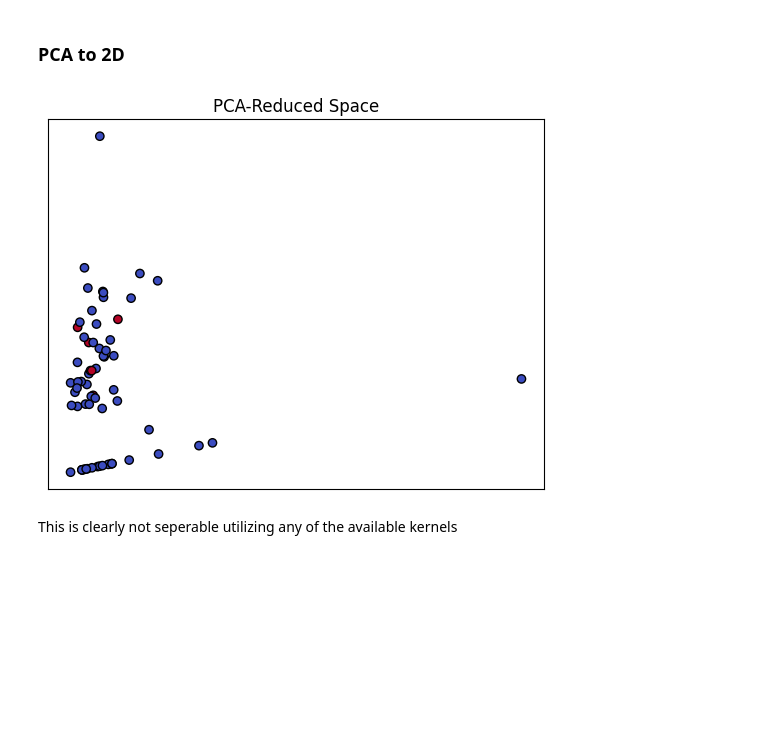
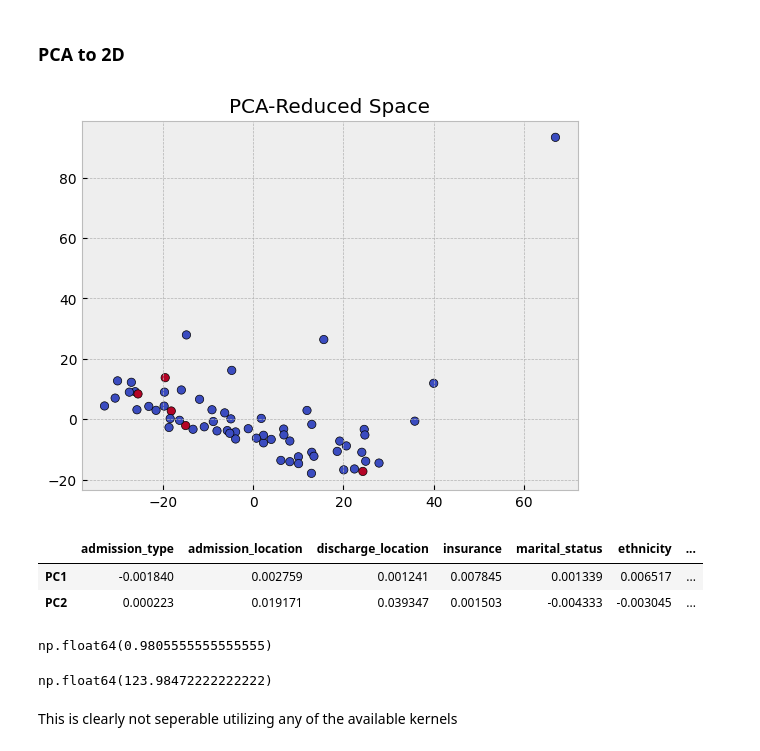
Before and after one commit to BoutM/30d_read.project, a Jupyter notebook: SVM.ipynb, the cells around one changed output. Drawn from its saved outputs; the diff is of its cells as text; code cells hidden in the pictures; blank space fills up the shorter version.

```diff
--- a/SVM.ipynb
+++ b/SVM.ipynb
@@ -30,23 +30,40 @@ for col, col_values in df.items():
         df[col] = df[col].astype('category').cat.codes
 
     elif df[col].dtype == ('<m8[ns]'):
-        df[col] = df[col].dt.total_seconds()
+        df[col] = df[col].dt.total_seconds()/(60**2*24)
 # %% [markdown]
 ### PCA to 2D
 # %%
 y = df['read_flag']
 X = df.drop('read_flag', axis=1)
 
 pca = PCA(n_components=2)
 X_pca = pca.fit_transform(X)
 
 plt.scatter(X_pca[:, 0], X_pca[:, 1], c=y, cmap=plt.cm.coolwarm, edgecolors='k')
-plt.xticks([])
-plt.yticks([])
+#plt.xticks([])
+#plt.yticks([])
 plt.title("PCA-Reduced Space")
 plt.style.use('bmh')
 plt.show()
 # %% [output]
-[figure, old version]
+[figure, new version]
+# %%
+
+feature_names = df.columns.drop('read_flag')
+components_df = pd.DataFrame(pca.components_, columns=feature_names, index=[f'PC{i+1}' for i in range(pca.n_components_)])
+components_df
+# %% [output]
+|  | admission_type | admission_location | discharge_location | insurance | marital_status | ethnicity | ... |
+| PC1 | -0.001840 | 0.002759 | 0.001241 | 0.007845 | 0.001339 | 0.006517 | ... |
+| PC2 | 0.000223 | 0.019171 | 0.039347 | 0.001503 | -0.004333 | -0.003045 | ... |
+# %%
+X['admit_duration'].min()
+# %% [output]
+np.float64(0.9805555555555555)
+# %%
+X['admit_duration'].max()
+# %% [output]
+np.float64(123.98472222222222)
 # %% [markdown]
 This is clearly not seperable utilizing any of the available kernels
```
Also changed, not shown: 1 other file.
